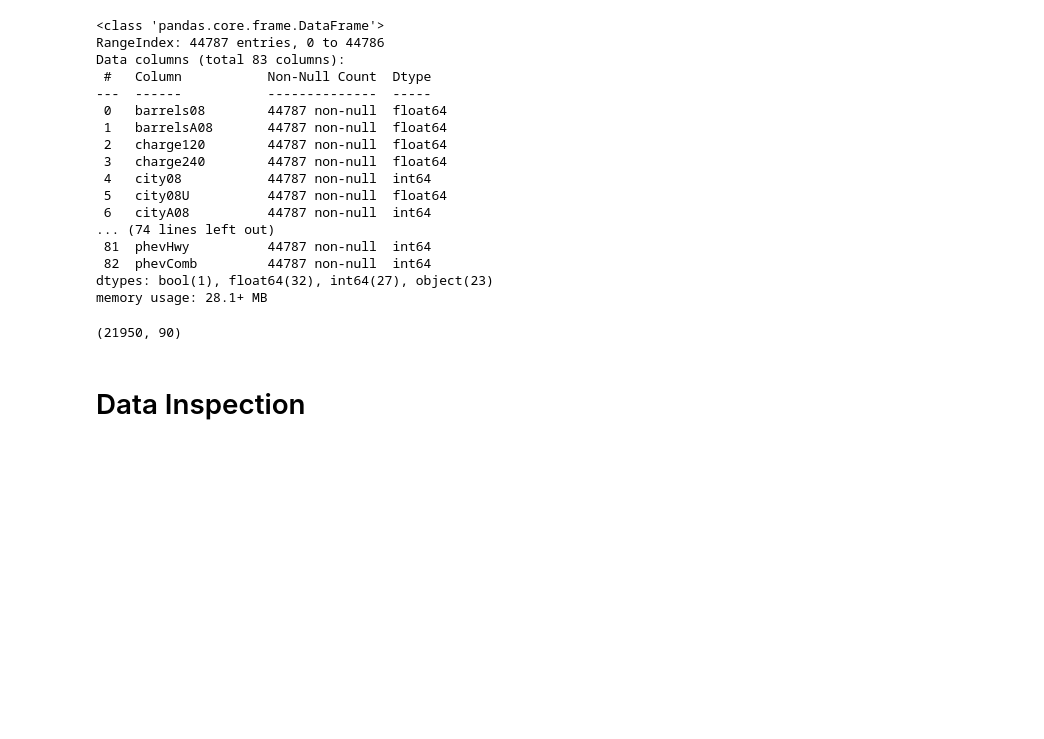
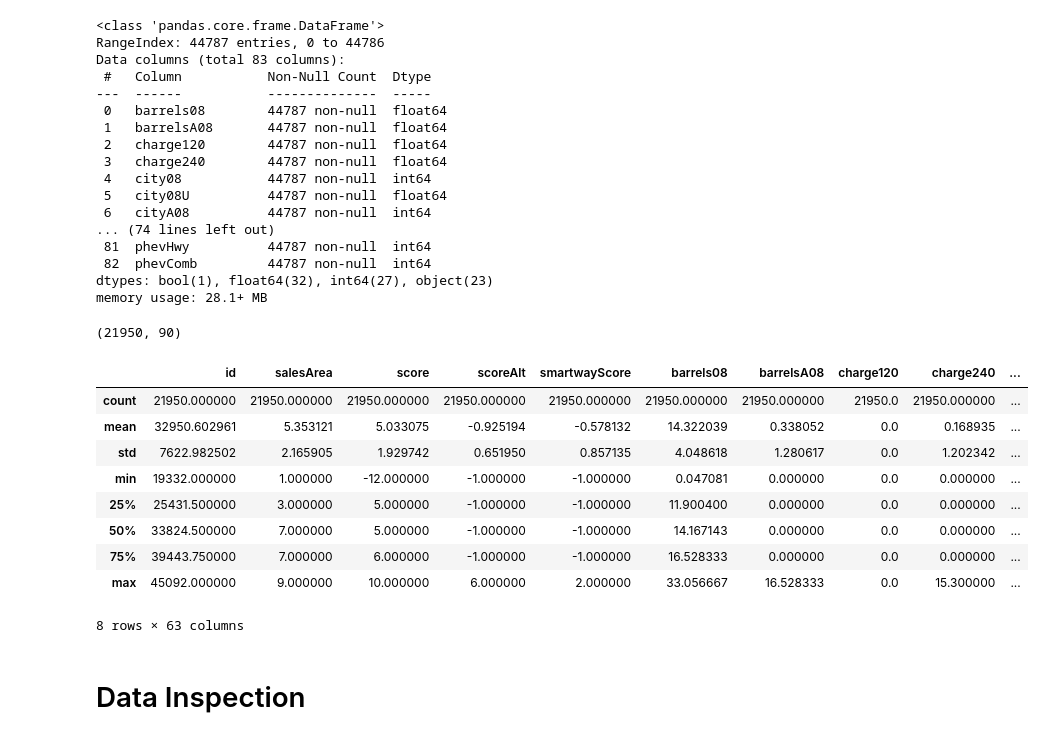
Before and after one commit to luchiangi/ML_Project, a Jupyter notebook: ML A.Luchi & F.Ceccarani.ipynb, the cells around one changed output. Cells and saved outputs as stored; diff of their text form; code cells hidden in the pictures; blank space fills up the shorter version.

```diff
--- a/ML A.Luchi & F.Ceccarani.ipynb
+++ b/ML A.Luchi & F.Ceccarani.ipynb
@@ -72,6 +75,19 @@ df_raw = pd.merge(left=dfe, right=dfv, left_on='id', right_on='id')
 df_raw.shape
 # %% [output]
 (21950, 90)
+# %%
+df_raw.describe()
+# %% [output]
+|  | id | salesArea | score | scoreAlt | smartwayScore | barrels08 | barrelsA08 | charge120 | charge240 | ... |
+| count | 21950.000000 | 21950.000000 | 21950.000000 | 21950.000000 | 21950.000000 | 21950.000000 | 21950.000000 | 21950.0 | 21950.000000 | ... |
+| mean | 32950.602961 | 5.353121 | 5.033075 | -0.925194 | -0.578132 | 14.322039 | 0.338052 | 0.0 | 0.168935 | ... |
+| std | 7622.982502 | 2.165905 | 1.929742 | 0.651950 | 0.857135 | 4.048618 | 1.280617 | 0.0 | 1.202342 | ... |
+| min | 19332.000000 | 1.000000 | -12.000000 | -1.000000 | -1.000000 | 0.047081 | 0.000000 | 0.0 | 0.000000 | ... |
+| 25% | 25431.500000 | 3.000000 | 5.000000 | -1.000000 | -1.000000 | 11.900400 | 0.000000 | 0.0 | 0.000000 | ... |
+| 50% | 33824.500000 | 7.000000 | 5.000000 | -1.000000 | -1.000000 | 14.167143 | 0.000000 | 0.0 | 0.000000 | ... |
+| 75% | 39443.750000 | 7.000000 | 6.000000 | -1.000000 | -1.000000 | 16.528333 | 0.000000 | 0.0 | 0.000000 | ... |
+| max | 45092.000000 | 9.000000 | 10.000000 | 6.000000 | 2.000000 | 33.056667 | 16.528333 | 0.0 | 15.300000 | ... |
+8 rows × 63 columns
 # %% [markdown]
 # Data Inspection
 # %% [markdown]
```
Also changed, not shown: parts of 60 cells of this notebook.
